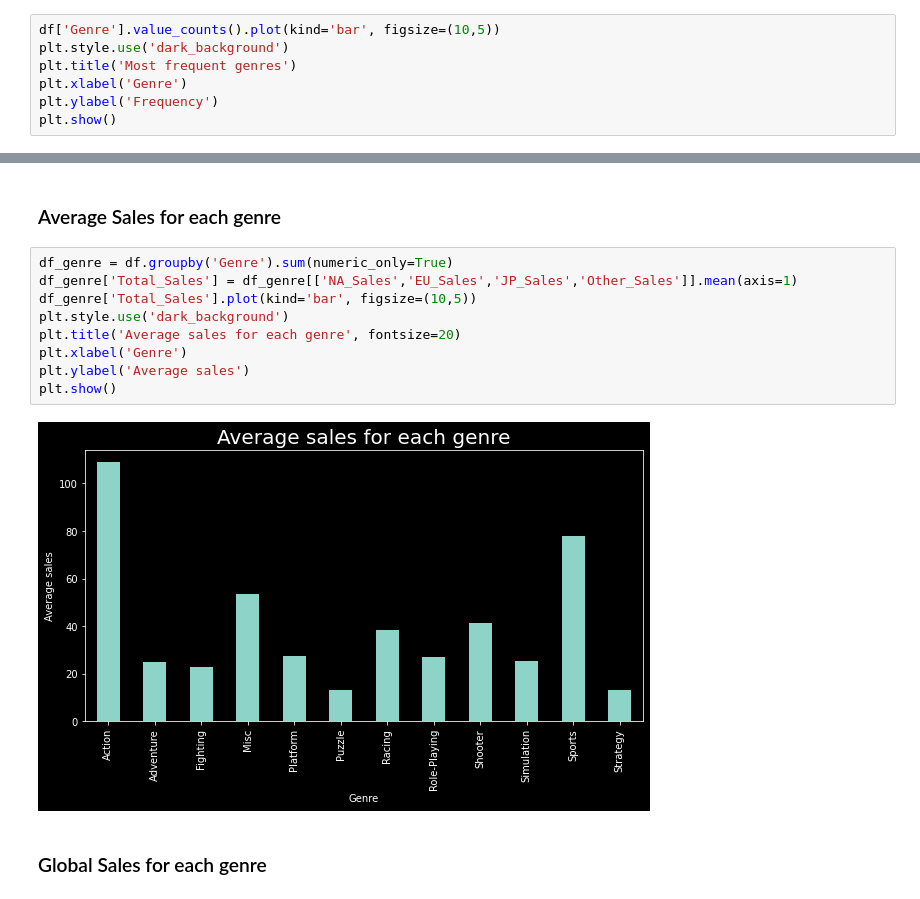
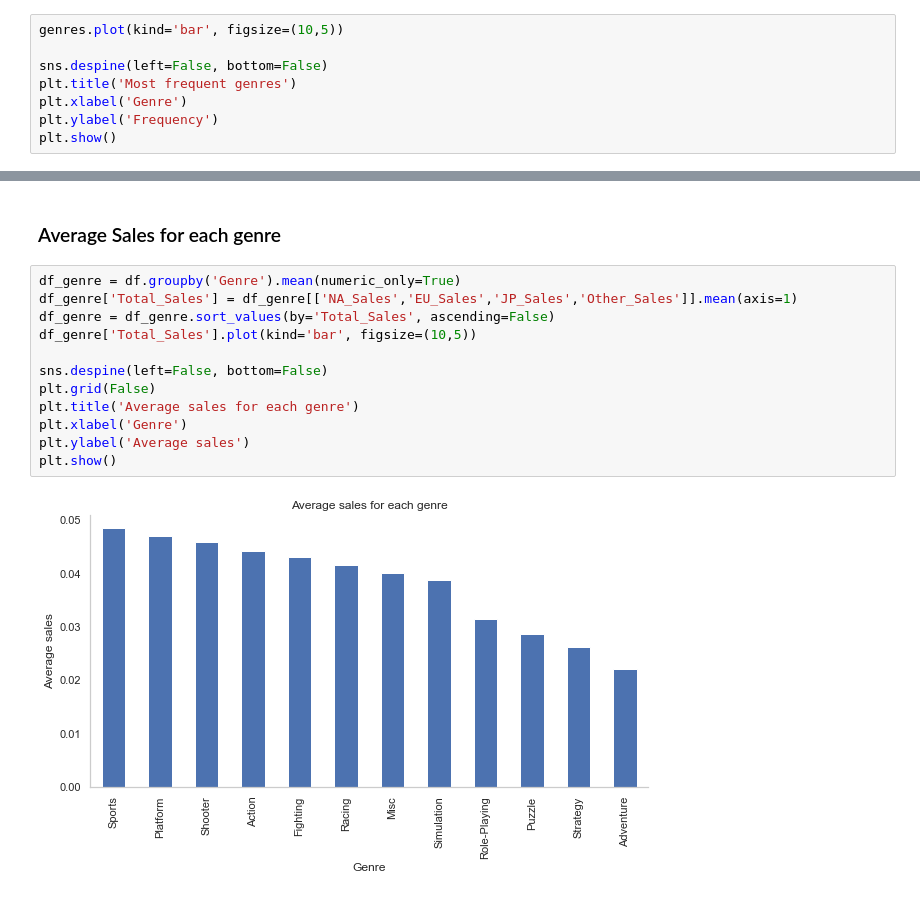
Before and after one commit to GhiathAjam/Analysis-of-Video-Games-Sales, a Jupyter notebook: Analysis/DescriptiveQuestions/Q2.ipynb, the cells around one changed output, grey strips where cells are left out. Saved outputs shown, nothing was run; the diff lists cells and outputs as text.

```diff
--- a/Analysis/DescriptiveQuestions/Q2.ipynb
+++ b/Analysis/DescriptiveQuestions/Q2.ipynb
@@ -47,6 +64,7 @@ Number of original rows:  11959
 # %%
-df['Genre'].value_counts().plot(kind='bar', figsize=(10,5))
-plt.style.use('dark_background')
+genres.plot(kind='bar', figsize=(10,5))
+
+sns.despine(left=False, bottom=False)
 plt.title('Most frequent genres')
 plt.xlabel('Genre')
 plt.ylabel('Frequency')
@@ -56,16 +74,17 @@ plt.show()
 # %% [markdown]
 ### Average Sales for each genre
 # %%
-df_genre = df.groupby('Genre').sum(numeric_only=True)
+df_genre = df.groupby('Genre').mean(numeric_only=True)
 df_genre['Total_Sales'] = df_genre[['NA_Sales','EU_Sales','JP_Sales','Other_Sales']].mean(axis=1)
+df_genre = df_genre.sort_values(by='Total_Sales', ascending=False)
 df_genre['Total_Sales'].plot(kind='bar', figsize=(10,5))
-plt.style.use('dark_background')
-plt.title('Average sales for each genre', fontsize=20)
+
+sns.despine(left=False, bottom=False)
+plt.grid(False)
+plt.title('Average sales for each genre')
 plt.xlabel('Genre')
 plt.ylabel('Average sales')
 plt.show()
 # %% [output]
-[figure, old version]
+[figure, new version]
-# %% [markdown]
-### Global Sales for each genre
 # %%
```
Also changed, not shown: parts of 7 cells of this notebook.
